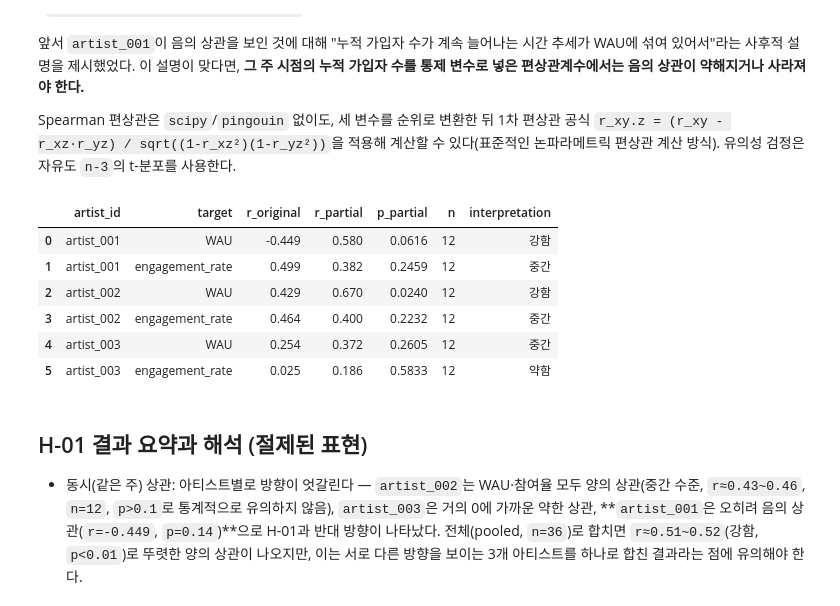
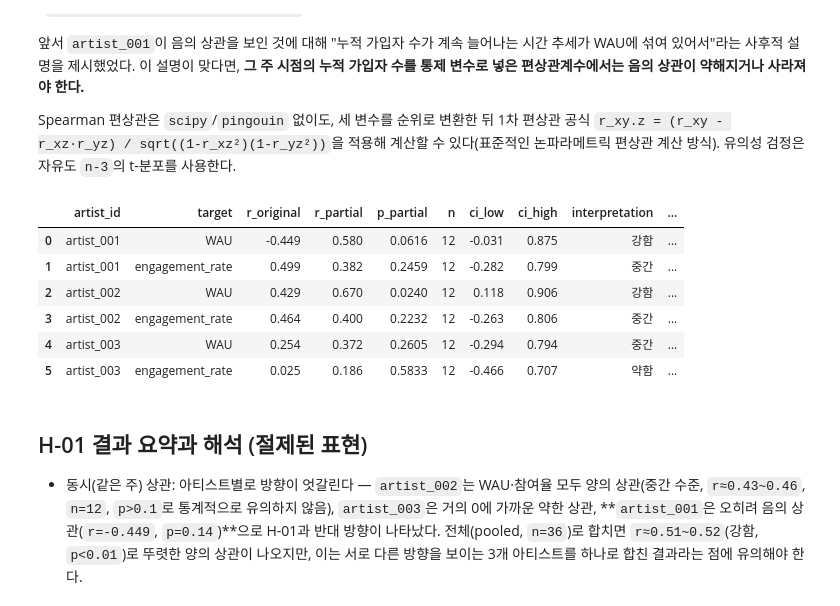
Before and after one commit to wjs0951467-wq/fanlog-user-behavior-analytics, a Jupyter notebook: notebooks/02_communication_retention.ipynb, the cells around one changed output. Drawn from its saved outputs; the diff is of its cells as text; code cells hidden in the pictures.

```diff
--- a/notebooks/02_communication_retention.ipynb
+++ b/notebooks/02_communication_retention.ipynb
@@ -60,15 +62,39 @@ def interpret_r(r: float) -> str:
         return "강함"
 
 
+def fisher_z_ci(r: float, n: int, n_control_vars: int = 0, confidence: float = 0.95) -> tuple:
+    """Fisher z 변환 기반 상관계수 신뢰구간. n_control_vars는 편상관일 때 통제 변수 개수
+    (자유도가 n_control_vars만큼 더 줄어든다). 표본이 부족하거나 |r|=1이면 계산하지 않는다."""
+    dof = n - 3 - n_control_vars
+    if dof <= 0 or pd.isna(r) or abs(r) >= 1:
+        return (np.nan, np.nan)
+    z = np.arctanh(r)
+    se = 1 / np.sqrt(dof)
+    z_crit = norm.ppf(1 - (1 - confidence) / 2)
+    lo, hi = np.tanh(z - z_crit * se), np.tanh(z + z_crit * se)
+    return (round(lo, 3), round(hi, 3))
+
+
+def small_sample_note(n: int, threshold: int = 15) -> str:
+    return "표본이 작아 신뢰구간이 넓음" if n < threshold else ""
+
+
 def spearman_report(x: pd.Series, y: pd.Series) -> dict:
     """짝지어진 값 중 결측이 없는 것만 사용해 Spearman 상관계수를 계산하고,
-    r/p-value/n/해석을 함께 반환한다. n이 너무 작으면(<5) 계산 자체를 하지 않는다."""
+    r/p-value/n/95% 신뢰구간(Fisher z 변환 기반)/해석을 함께 반환한다.
+    n이 너무 작으면(<5) 계산 자체를 하지 않는다. n<15면 신뢰구간이 넓다는 주석을 자동으로 붙인다."""
     paired = pd.concat([x, y], axis=1).dropna()
     n = len(paired)
     if n < 5:
-        return {"r": np.nan, "p": np.nan, "n": n, "interpretation": "표본 부족(n<5)으로 계산 불가"}
+        return {"r": np.nan, "p": np.nan, "n": n, "ci_low": np.nan, "ci_high": np.nan,
+                "interpretation": "표본 부족(n<5)으로 계산 불가", "note": ""}
     r, p = spearmanr(paired.iloc[:, 0], paired.iloc[:, 1])
-    return {"r": round(r, 3), "p": round(p, 4), "n": n, "interpretation": interpret_r(r)}
+    ci_low, ci_high = fisher_z_ci(r, n)
+    return {
+        "r": round(r, 3), "p": round(p, 4), "n": n,
+        "ci_low": ci_low, "ci_high": ci_high,
+        "interpretation": interpret_r(r), "note": small_sample_note(n),
+    }
 # %% [markdown]
 ---
 # H-01: 아티스트 소통 활동일 vs 팬 활동(WAU)·참여율
@@ -410,53 +436,59 @@ def partial_spearman_report(x: pd.Series, y: pd.Series, z: pd.Series) -> dict:
     n = len(df)
     if n < 6:
         return {"r_original": np.nan, "r_partial": np.nan, "p_partial": np.nan, "n": n,
-                "interpretation": "표본 부족(n<6)으로 계산 불가"}
+                "ci_low": np.nan, "ci_high": np.nan,
+                "interpretation": "표본 부족(n<6)으로 계산 불가", "note": ""}
     r_xy, _ = spearmanr(df.iloc[:, 0], df.iloc[:, 1])
     r_xz, _ = spearmanr(df.iloc[:, 0], df.iloc[:, 2])
     r_yz, _ = spearmanr(df.iloc[:, 1], df.iloc[:, 2])
     denom = np.sqrt((1 - r_xz**2) * (1 - r_yz**2))
     if denom == 0:
         return {"r_original": round(r_xy, 3), "r_partial": np.nan, "p_partial": np.nan, "n": n,
-                "interpretation": "통제 변수와 완전 상관이라 계산 불가"}
+                "ci_low": np.nan, "ci_high": np.nan,
+                "interpretation": "통제 변수와 완전 상관이라 계산 불가", "note": ""}
     r_partial = (r_xy - r_xz * r_yz) / denom
     dof = n - 3
     if dof > 0 and abs(r_partial) < 1:
         t_stat = r_partial * np.sqrt(dof / (1 - r_partial**2))
         p_partial = 2 * (1 - t_dist.cdf(abs(t_stat), dof))
     else:
         p_partial = np.nan
+    # 편상관 신뢰구간: 통제 변수 1개만큼 자유도가 더 줄어든다(n_control_vars=1)
+    ci_low, ci_high = fisher_z_ci(r_partial, n, n_control_vars=1)
     return {
         "r_original": round(r_xy, 3),
         "r_partial": round(r_partial, 3),
         "p_partial": round(p_partial, 4) if pd.notna(p_partial) else np.nan,
         "n": n,
+        "ci_low": ci_low, "ci_high": ci_high,
         "interpretation": interpret_r(r_partial) if pd.notna(r_partial) else "계산 불가",
+        "note": small_sample_note(n),
     }
 
 
 # 통제 변수: 그 주 마지막 날(week_start+6일) 기준 누적 가입자 수 (신규 가입 유입 추세의 직접적인 대리 변수)
 signup_dates = pd.to_datetime(
     pd.read_sql("SELECT signup_date_kst FROM dim_user;", engine)["signup_date_kst"]
 )
 weekly_panel["week_end"] = weekly_panel["week_start"] + pd.Timedelta(days=6)
 weekly_panel["cumulative_signups"] = weekly_panel["week_end"].apply(lambda d: int((signup_dates <= d).sum()))
 
 partial_results = []
 for artist_id, g in weekly_panel.groupby("artist_id"):
     for target_col, target_label in [("wau", "WAU"), ("engagement_rate", "engagement_rate")]:
         rep = partial_spearman_report(g["communication_days_per_week"], g[target_col], g["cumulative_signups"])
         partial_results.append({"artist_id": artist_id, "target": target_label, **rep})
 
 partial_corr_df = pd.DataFrame(partial_results)
 partial_corr_df
 # %% [output]
-|  | artist_id | target | r_original | r_partial | p_partial | n | interpretation |
-| 0 | artist_001 | WAU | -0.449 | 0.580 | 0.0616 | 12 | 강함 |
-| 1 | artist_001 | engagement_rate | 0.499 | 0.382 | 0.2459 | 12 | 중간 |
-| 2 | artist_002 | WAU | 0.429 | 0.670 | 0.0240 | 12 | 강함 |
-| 3 | artist_002 | engagement_rate | 0.464 | 0.400 | 0.2232 | 12 | 중간 |
-| 4 | artist_003 | WAU | 0.254 | 0.372 | 0.2605 | 12 | 중간 |
-| 5 | artist_003 | engagement_rate | 0.025 | 0.186 | 0.5833 | 12 | 약함 |
+|  | artist_id | target | r_original | r_partial | p_partial | n | ci_low | ci_high | interpretation | ... |
+| 0 | artist_001 | WAU | -0.449 | 0.580 | 0.0616 | 12 | -0.031 | 0.875 | 강함 | ... |
+| 1 | artist_001 | engagement_rate | 0.499 | 0.382 | 0.2459 | 12 | -0.282 | 0.799 | 중간 | ... |
+| 2 | artist_002 | WAU | 0.429 | 0.670 | 0.0240 | 12 | 0.118 | 0.906 | 강함 | ... |
+| 3 | artist_002 | engagement_rate | 0.464 | 0.400 | 0.2232 | 12 | -0.263 | 0.806 | 중간 | ... |
+| 4 | artist_003 | WAU | 0.254 | 0.372 | 0.2605 | 12 | -0.294 | 0.794 | 중간 | ... |
+| 5 | artist_003 | engagement_rate | 0.025 | 0.186 | 0.5833 | 12 | -0.466 | 0.707 | 약함 | ... |
 # %% [markdown]
 ## H-01 결과 요약과 해석 (절제된 표현)
 
```
Also changed, not shown: parts of 4 cells of this notebook, 1 other file.
